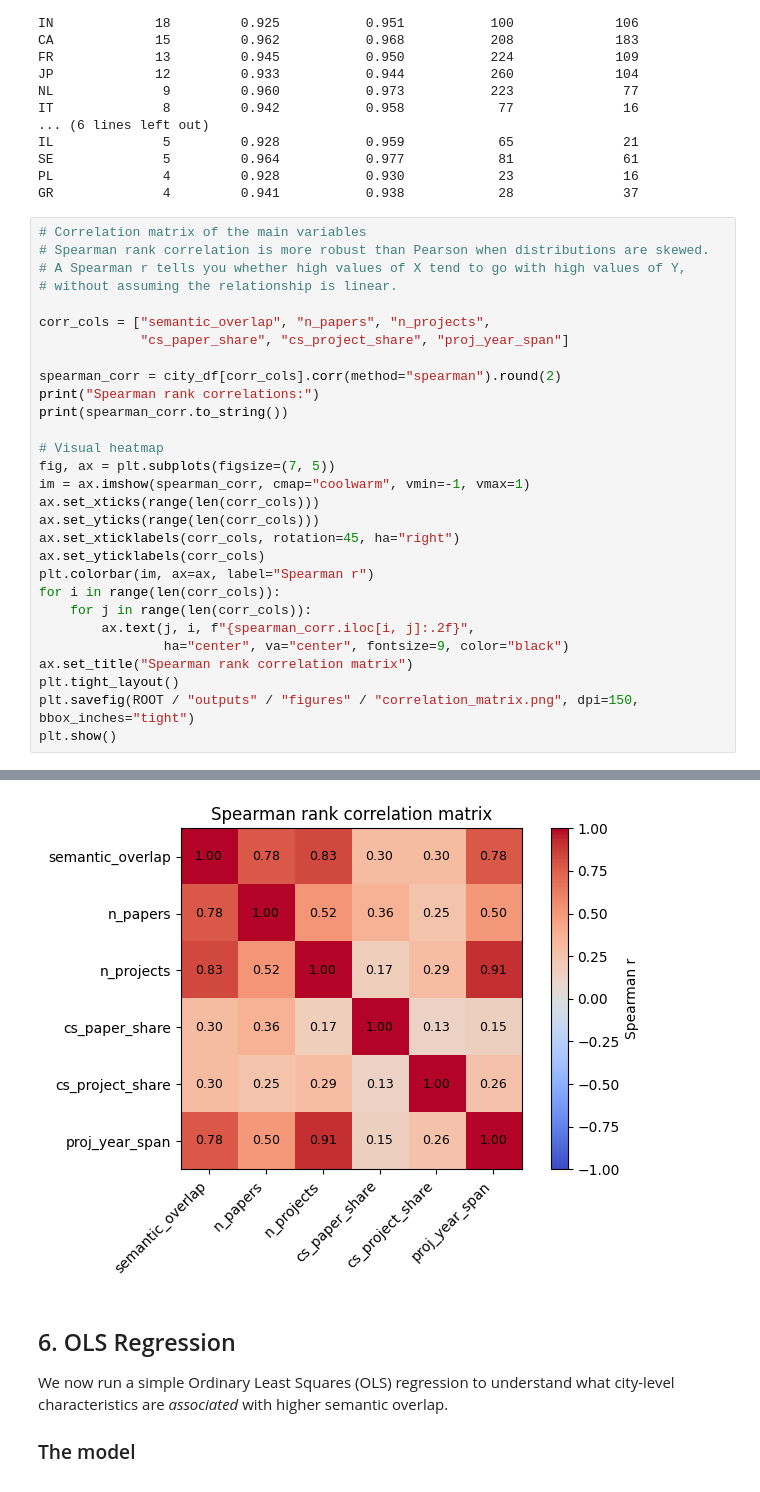
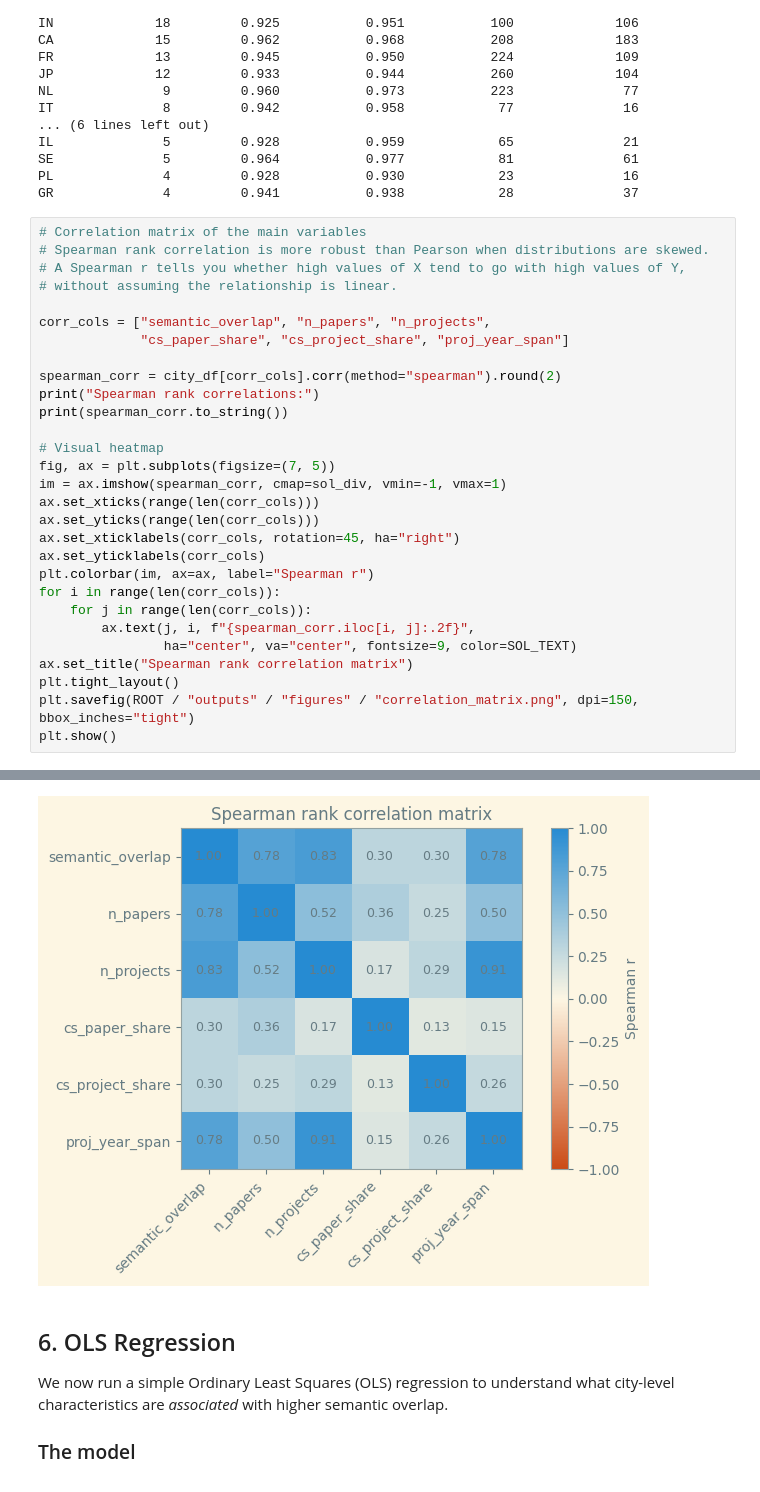
Before and after one commit to Zer0Juice/synbiomap, a Jupyter notebook: notebooks/01_city_level_analysis.ipynb, the cells around one changed output, grey strips where cells are left out. Cells and saved outputs as stored; diff of their text form.

```diff
--- a/notebooks/01_city_level_analysis.ipynb
+++ b/notebooks/01_city_level_analysis.ipynb
@@ -760,36 +804,36 @@ GR              4         0.941           0.938            28              37
 corr_cols = ["semantic_overlap", "n_papers", "n_projects",
              "cs_paper_share", "cs_project_share", "proj_year_span"]
 
 spearman_corr = city_df[corr_cols].corr(method="spearman").round(2)
 print("Spearman rank correlations:")
 print(spearman_corr.to_string())
 
 # Visual heatmap
 fig, ax = plt.subplots(figsize=(7, 5))
-im = ax.imshow(spearman_corr, cmap="coolwarm", vmin=-1, vmax=1)
+im = ax.imshow(spearman_corr, cmap=sol_div, vmin=-1, vmax=1)
 ax.set_xticks(range(len(corr_cols)))
 ax.set_yticks(range(len(corr_cols)))
 ax.set_xticklabels(corr_cols, rotation=45, ha="right")
 ax.set_yticklabels(corr_cols)
 plt.colorbar(im, ax=ax, label="Spearman r")
 for i in range(len(corr_cols)):
     for j in range(len(corr_cols)):
         ax.text(j, i, f"{spearman_corr.iloc[i, j]:.2f}",
-                ha="center", va="center", fontsize=9, color="black")
+                ha="center", va="center", fontsize=9, color=SOL_TEXT)
 ax.set_title("Spearman rank correlation matrix")
 plt.tight_layout()
 plt.savefig(ROOT / "outputs" / "figures" / "correlation_matrix.png", dpi=150, bbox_inches="tight")
 plt.show()
 # %% [output]
 Spearman rank correlations:
                   semantic_overlap  n_papers  n_projects  cs_paper_share  cs_project_share  proj_year_span
 semantic_overlap              1.00      0.78        0.83            0.30              0.30            0.78
 n_papers                      0.78      1.00        0.52            0.36              0.25            0.50
 n_projects                    0.83      0.52        1.00            0.17              0.29            0.91
 cs_paper_share                0.30      0.36        0.17            1.00              0.13            0.15
 cs_project_share              0.30      0.25        0.29            0.13              1.00            0.26
 proj_year_span                0.78      0.50        0.91            0.15              0.26            1.00
-[figure, old version]
+[figure, new version]
 # %% [markdown]
 ## 6. OLS Regression
 
```
Also changed, not shown: parts of 19 cells of this notebook, 19 other files.
